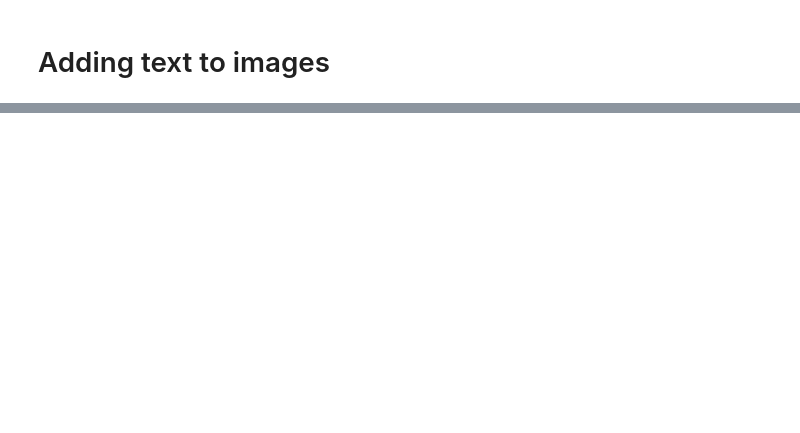
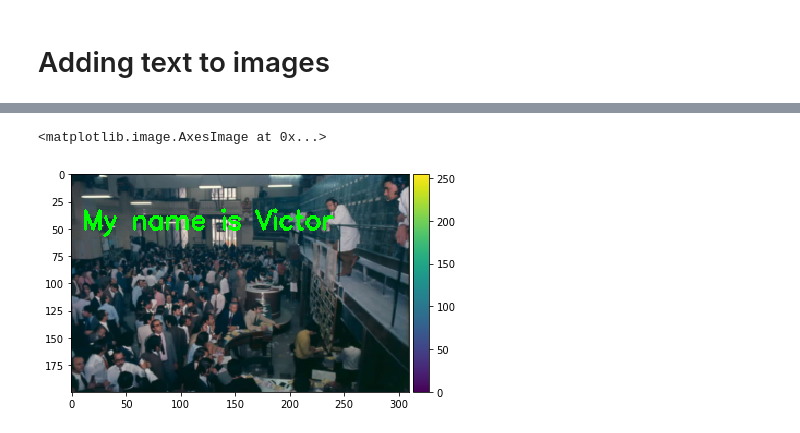
Before and after one commit to victorvianaom/My-Kaggle-Notebooks, a Jupyter notebook: Advanced Image Processing Using OpenCV.ipynb, the cells around one changed output, grey strips where cells are left out. Cells and saved outputs as stored; diff of their text form; code cells hidden in the pictures; blank space fills up the shorter version.

```diff
--- a/Advanced Image Processing Using OpenCV.ipynb
+++ b/Advanced Image Processing Using OpenCV.ipynb
@@ -107,0 +129,13 @@ io.imshow(dummy_img)
+# %%
+# Defining the font
+font = cv2.FONT_HERSHEY_SIMPLEX
+
+img = img1_rgb.copy()
+
+# Writing on the image:
+cv2.putText(img, "My name is Victor", (10, 50), font, 0.8, (0, 255, 0), 2, cv2.LINE_AA)
+
+io.imshow(img)
+# %% [output]
+<matplotlib.image.AxesImage at 0x...>
+[figure, added]
```
Also changed, not shown: parts of 10 cells of this notebook.
